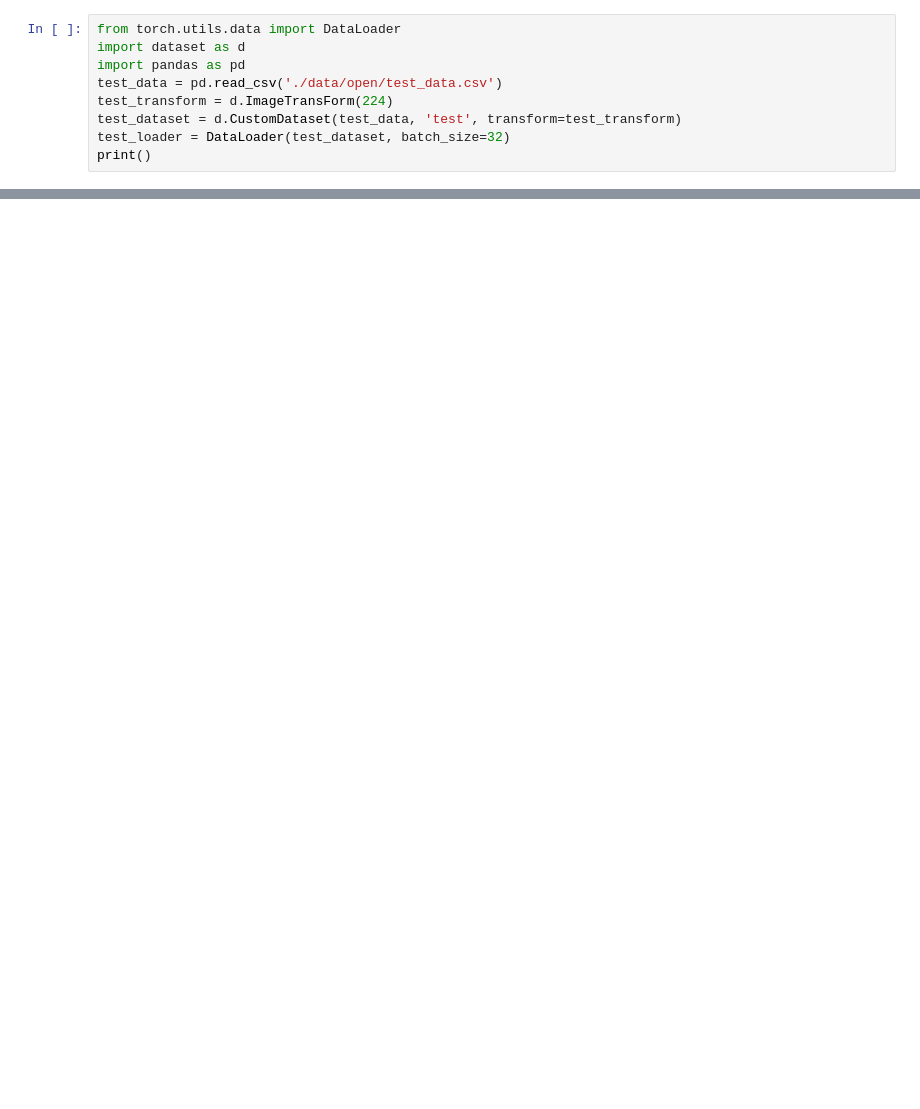
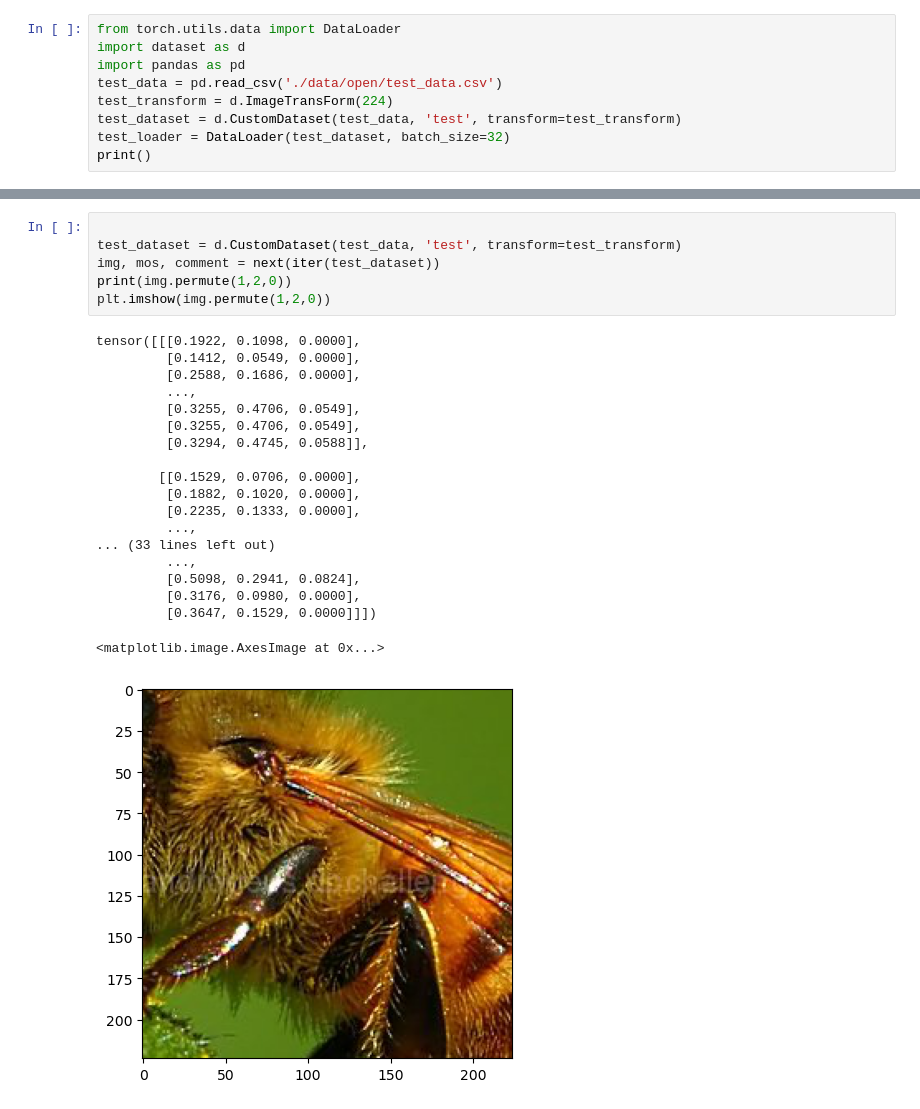
Before and after one commit to kyumly/Samsung-AI-Challenge-IQA, a Jupyter notebook: predict.ipynb, the cells around one changed output, grey strips where cells are left out. Saved outputs shown, nothing was run; the diff lists cells and outputs as text; blank space fills up the shorter version.

```diff
--- a/predict.ipynb
+++ b/predict.ipynb
@@ -104,0 +102,26 @@ plt.show()
+# %%
+
+test_dataset = d.CustomDataset(test_data, 'test', transform=test_transform)
+img, mos, comment = next(iter(test_dataset))
+print(img.permute(1,2,0))
+plt.imshow(img.permute(1,2,0))
+# %% [output]
+tensor([[[0.1922, 0.1098, 0.0000],
+         [0.1412, 0.0549, 0.0000],
+         [0.2588, 0.1686, 0.0000],
+         ...,
+         [0.3255, 0.4706, 0.0549],
+         [0.3255, 0.4706, 0.0549],
+         [0.3294, 0.4745, 0.0588]],
+
+        [[0.1529, 0.0706, 0.0000],
+         [0.1882, 0.1020, 0.0000],
+         [0.2235, 0.1333, 0.0000],
+         ...,
+... (33 lines left out)
+         ...,
+         [0.5098, 0.2941, 0.0824],
+         [0.3176, 0.0980, 0.0000],
+         [0.3647, 0.1529, 0.0000]]])
+<matplotlib.image.AxesImage at 0x...>
+[figure, added]
```
Also changed, not shown: parts of 10 cells of this notebook, 3 other files.
